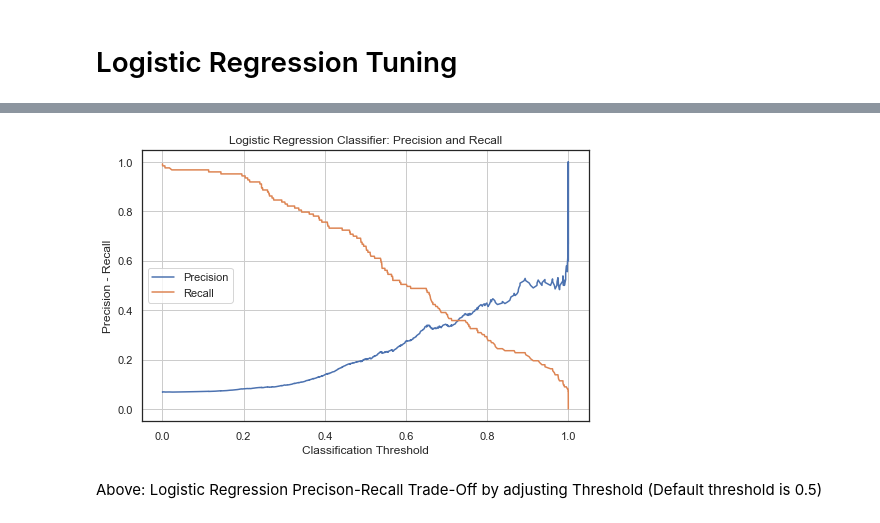
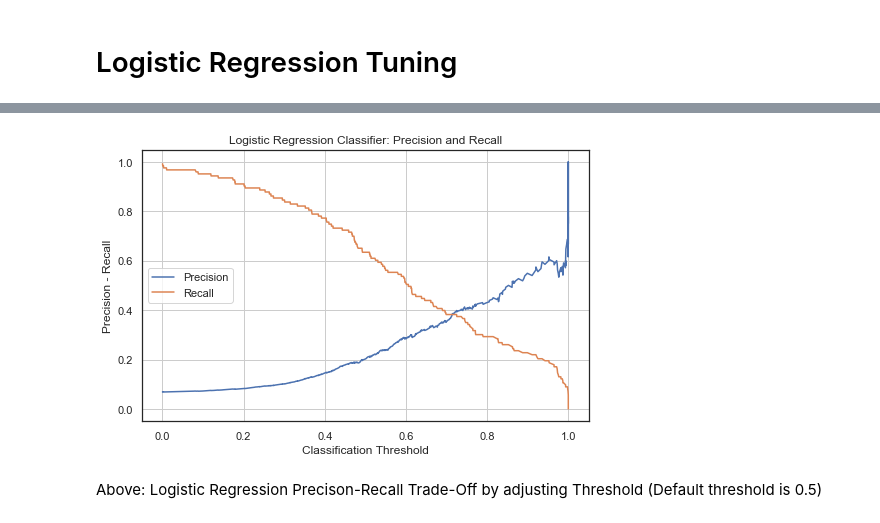
Before and after one commit to PythonNewLearner/Machine-Learning-_-Bankcruptcy, a Jupyter notebook: project.ipynb, the cells around one changed output, grey strips where cells are left out. Cells and saved outputs as stored; diff of their text form; code cells hidden in the pictures.

```diff
--- a/project.ipynb
+++ b/project.ipynb
@@ -796,23 +835,23 @@ LogReg_GSC.best_params_
 # %%
 #try to plot precision-recall curve
 from sklearn.metrics import precision_recall_curve
 
-X_train, X_test, y_train, y_test = train_test_split(X, y,stratify=y, test_size=0.3,shuffle=True,random_state=123)
+X_train, X_test, y_train, y_test = train_test_split(X_filled_knn, y,stratify=y, test_size=0.3,shuffle=True,random_state=123)
 
 LogReg_model.fit(X_train,y_train)
 LogReg_prediction=LogReg_model.predict(X_test)
 precision_LR, recall_LR,thresholds_LR=precision_recall_curve(y_test,probas_pred=LogReg_model.predict_proba(X_test)[:,1],pos_label=1)
 
 fig,ax=plt.subplots(figsize=(8,5))
 ax.plot(thresholds_LR,precision_LR[1:],label='Precision')
 ax.plot(thresholds_LR,recall_LR[1:],label='Recall')
 ax.set_xlabel('Classification Threshold')
 ax.set_ylabel('Precision - Recall')
 ax.set_title('Logistic Regression Classifier: Precision and Recall')
 ax.legend()
 ax.grid()
 # %% [output]
-[figure, old version]
+[figure, new version]
 # %% [markdown]
 Above: Logistic Regression Precison-Recall Trade-Off by adjusting Threshold (Default threshold is 0.5)
 # %% [markdown]
```
Also changed, not shown: parts of 62 cells of this notebook.
